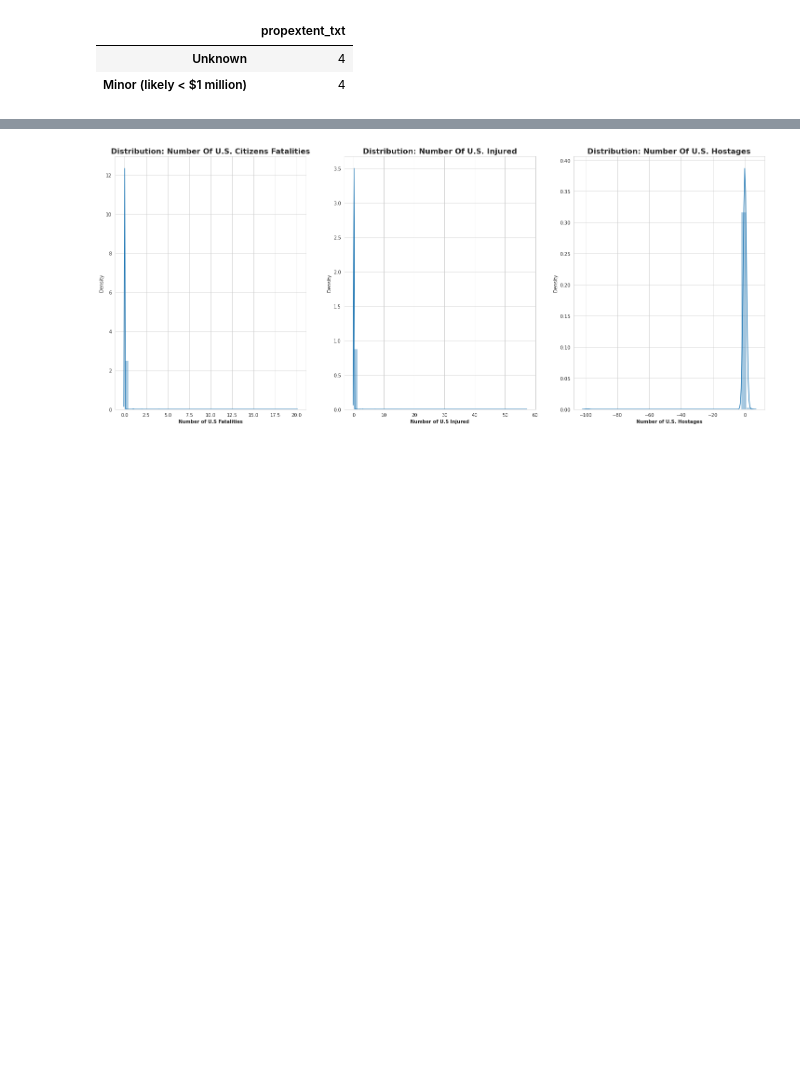
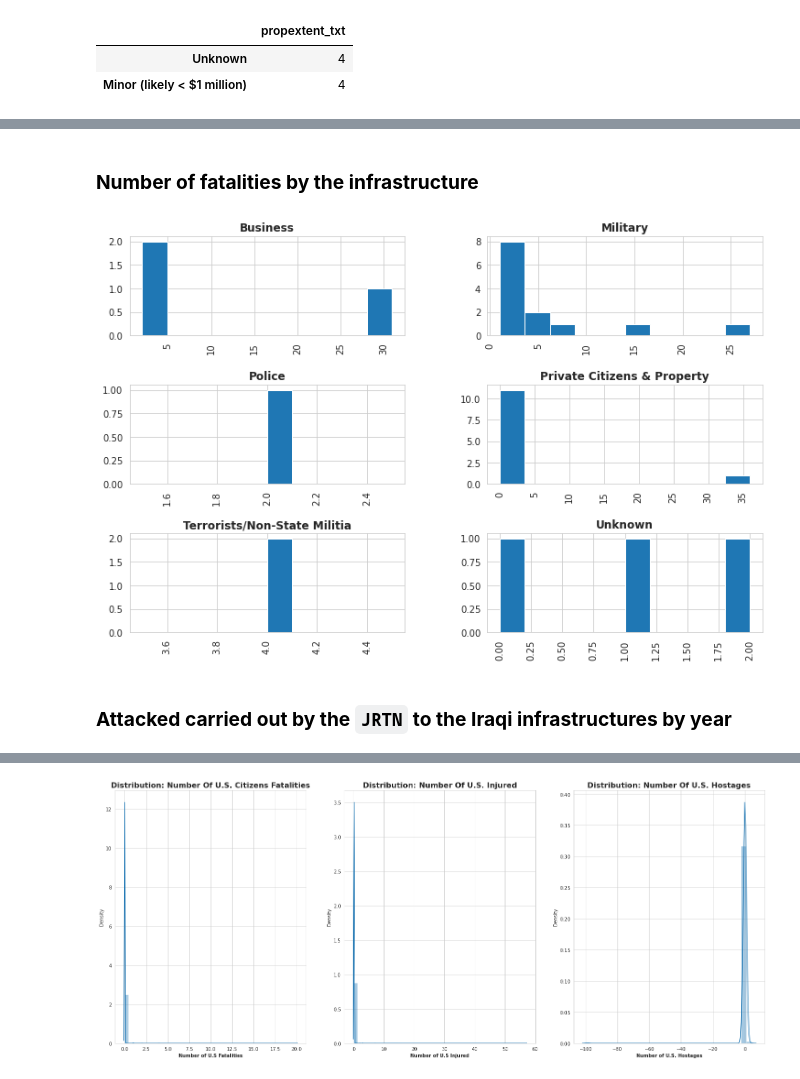
Before and after one commit to ratmadjads/DSC680, a Jupyter notebook: notebooks/DSC680_MileStoneThree_AtmadjaRio.ipynb, the cells around one changed output, grey strips where cells are left out. Saved outputs shown, nothing was run; the diff lists cells and outputs as text; code cells hidden in the pictures; blank space fills up the shorter version.

```diff
--- a/notebooks/DSC680_MileStoneThree_AtmadjaRio.ipynb
+++ b/notebooks/DSC680_MileStoneThree_AtmadjaRio.ipynb
@@ -576,0 +716,11 @@ pd.DataFrame(pkk_df.query("property == 1")['propextent_txt'].dropna().value_coun
+# %% [markdown]
+### **Number of fatalities by the infrastructure**
+# %%
+axs = jrtn_df.hist(by='targtype1_txt', column='nkill')
+columns: List[str] = sorted(jrtn_df.targtype1_txt.unique().tolist())
+for index,ax in enumerate(axs.ravel()):
+    ax.set_title(columns[index], fontweight='bold')
+# %% [output]
+[figure, added]
+# %% [markdown]
+### **Attacked carried out by the `JRTN` to the Iraqi infrastructures by year**
```
Also changed, not shown: parts of 28 cells of this notebook.
